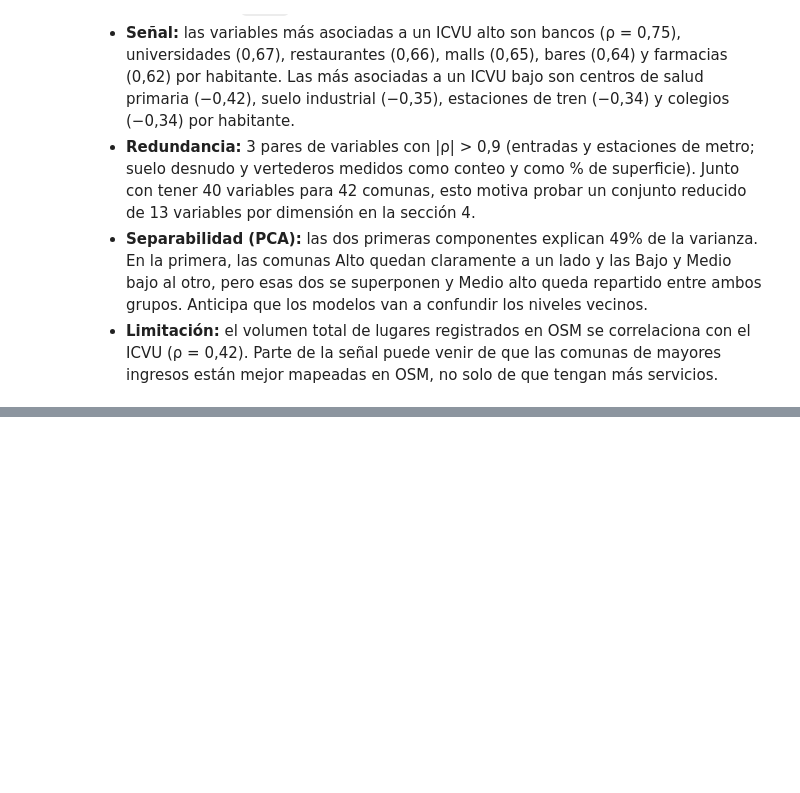
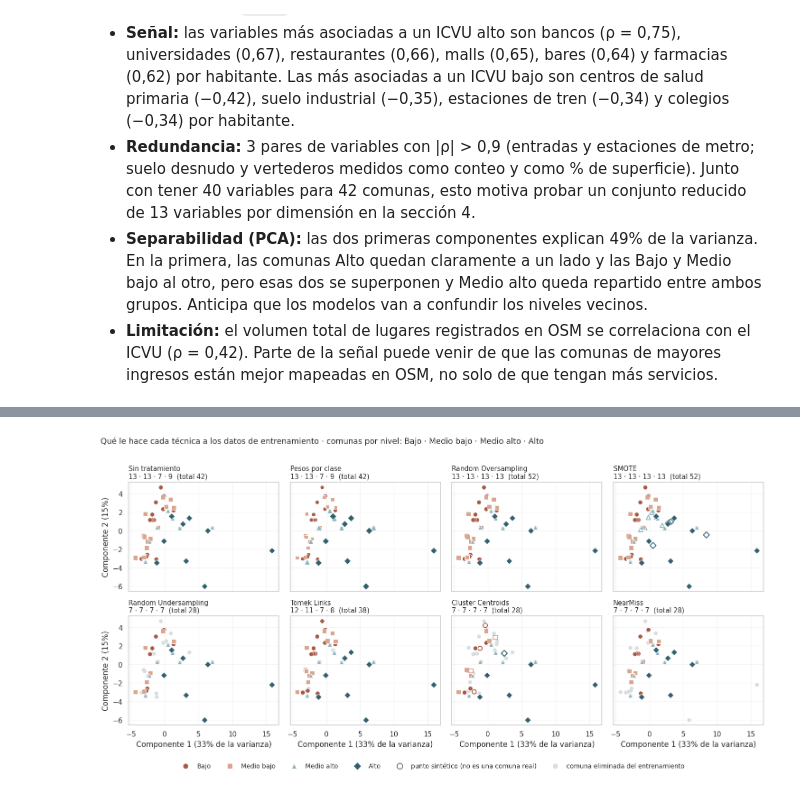
Before and after one commit to Allycathe/DS_Proyecto, a Jupyter notebook: proyecto.ipynb, the cells around one changed output, grey strips where cells are left out. Saved outputs shown, nothing was run; the diff lists cells and outputs as text; code cells hidden in the pictures; blank space fills up the shorter version.

```diff
--- a/proyecto.ipynb
+++ b/proyecto.ipynb
@@ -1719,0 +2098,9 @@ Alto          69%
+# %%
+# Mayor F1 macro promedio en la validación cruzada repetida (sin contar el baseline)
+candidatos = tabla_comparacion[tabla_comparacion["Modelo"] != "Baseline"].set_index("Modelo")
+mejor_modelo_nombre = candidatos["F1-Macro promedio"].idxmax()
+
+print(f"Modelo seleccionado: {mejor_modelo_nombre}")
+print(f"F1 macro en validación cruzada repetida: {candidatos.loc[mejor_modelo_nombre, 'F1-Macro promedio']:.3f} "
+      f"(desviación estándar {candidatos.loc[mejor_modelo_nombre, 'Desviación estándar']:.3f})")
+print(f"F1 macro del baseline: {tabla_comparacion.set_index('Modelo').loc['Baseline', 'F1-Macro promedio']:.3f}")
@@ -1719,0 +2230,61 @@ Alto          69%
+# %%
+from sklearn.decomposition import PCA
+from sklearn.utils.class_weight import compute_class_weight
+from matplotlib.lines import Line2D
+
+# Niveles ordenados: de terracota (Bajo) a azul petróleo (Alto), además de una forma por nivel
+COLOR_NIVEL = {1: "#A65A45", 2: "#D9A58F", 3: "#8DB3BF", 4: "#33606E"}
+FORMA_NIVEL = {1: "o", 2: "s", 3: "^", 4: "D"}
+
+# Mismo preprocesamiento que ven los modelos (imputar + escalar), sobre todas las comunas.
+# Solo para ilustrar: en la evaluación el remuestreo se hace dentro de cada pliegue.
+preparar = Pipeline(estimador(mejor_modelo_nombre).steps[:-1])
+Xs = preparar.fit_transform(X)
+pca = PCA(n_components=2, random_state=SEMILLA).fit(Xs)
+P = pca.transform(Xs)
+y_np = y.to_numpy()
+reales = {tuple(np.round(fila, 6)) for fila in Xs}
+pesos = dict(zip(np.unique(y_np), compute_class_weight("balanced", classes=np.unique(y_np), y=y_np)))
+
+fig, axes = plt.subplots(2, 4, figsize=(15, 7.6), sharex=True, sharey=True)
+for ax, (nombre, tecnica) in zip(axes.ravel(), TECNICAS.items()):
+    remuestrea = tecnica is not None and tecnica != "class_weight"
+    Xr, yr = clone(tecnica).fit_resample(Xs, y_np) if remuestrea else (Xs, y_np)
+    Pr = pca.transform(Xr)
+    es_real = np.array([tuple(np.round(fila, 6)) in reales for fila in Xr])
+
+    ax.scatter(P[:, 0], P[:, 1], s=26, color="#DADDDF", zorder=1)      # fondo: las comunas originales
+    for k in NIVELES:
+        m = yr == k
+        tam = 50 * (pesos[k] if tecnica == "class_weight" else 1)       # pesos: área proporcional al peso
+        ax.scatter(Pr[m & es_real, 0], Pr[m & es_real, 1], s=tam, marker=FORMA_NIVEL[k],
+                   color=COLOR_NIVEL[k], edgecolor="white", linewidth=0.7, zorder=3)
+        ax.scatter(Pr[m & ~es_real, 0], Pr[m & ~es_real, 1], s=46, marker=FORMA_NIVEL[k],
+                   facecolor="none", edgecolor=COLOR_NIVEL[k], linewidth=1.4, zorder=2)
+    n_por_nivel = " · ".join(str(int((yr == k).sum())) for k in NIVELES)
+    ax.set_title(f"{nombre}\n{n_por_nivel}  (total {len(yr)})", fontsize=10.5, loc="left")
+    ax.grid(alpha=0.2)
+    ax.set_axisbelow(True)
+
+var = pca.explained_variance_ratio_ * 100
+for ax in axes[-1]:
+    ax.set_xlabel(f"Componente 1 ({var[0]:.0f}% de la varianza)")
+for ax in axes[:, 0]:
+    ax.set_ylabel(f"Componente 2 ({var[1]:.0f}%)")
+
+leyenda = [Line2D([], [], marker=FORMA_NIVEL[k], color="none", markerfacecolor=COLOR_NIVEL[k],
+                  markeredgecolor="white", markersize=9, label=NIVELES[k]) for k in NIVELES]
+leyenda += [
+    Line2D([], [], marker="o", color="none", markerfacecolor="none", markeredgecolor="#6B7075",
+           markeredgewidth=1.4, markersize=9, label="punto sintético (no es una comuna real)"),
+    Line2D([], [], marker="o", color="none", markerfacecolor="#DADDDF", markeredgecolor="none",
+           markersize=8, label="comuna eliminada del entrenamiento"),
+]
+fig.legend(handles=leyenda, loc="lower center", ncol=6, frameon=False, fontsize=10)
+fig.suptitle("Qué le hace cada técnica a los datos de entrenamiento · comunas por nivel: "
+             + " · ".join(NIVELES.values()), fontsize=12.5, x=0.01, ha="left")
+plt.tight_layout(rect=(0, 0.05, 1, 0.97))
+plt.savefig(CARPETA_FIGURAS / "desbalance_geometria.png", dpi=200)
+plt.show()
+# %% [output]
+[figure, added]
```
Also changed, not shown: parts of 161 cells of this notebook.
